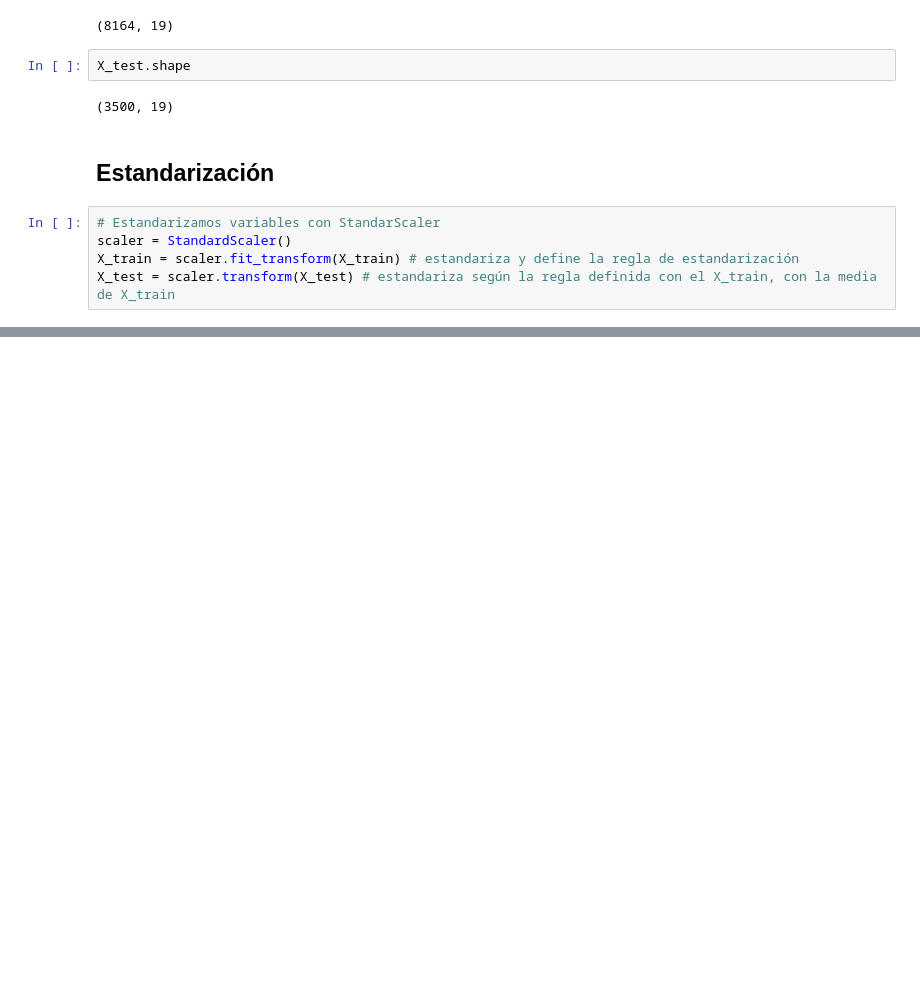
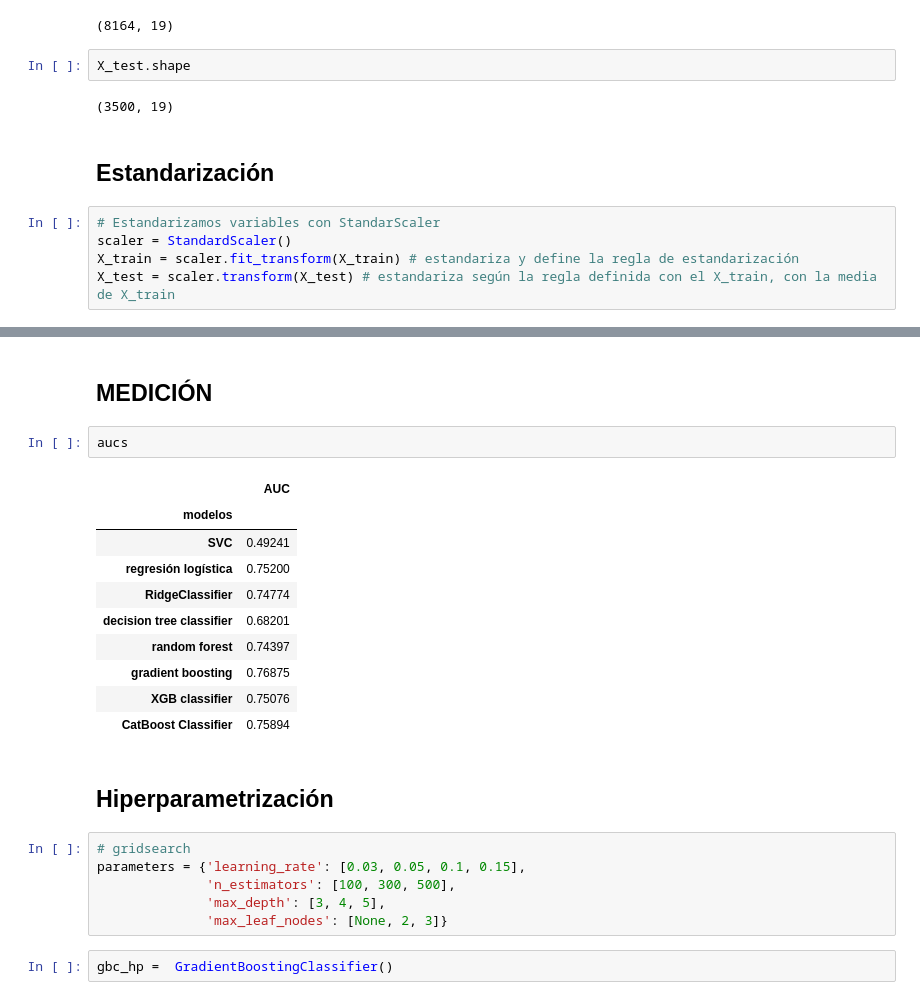
Before and after one commit to Unbiunio/ML_Delivery_Orders, a Jupyter notebook: orders.ipynb, the cells around one changed output, grey strips where cells are left out. Cells and saved outputs as stored; diff of their text form; blank space fills up the shorter version.

```diff
--- a/orders.ipynb
+++ b/orders.ipynb
@@ -725,0 +871,25 @@ X_test = scaler.transform(X_test) # estandariza según la regla definida con el
+# %% [markdown]
+## MEDICIÓN
+# %%
+aucs
+# %% [output]
+|  | AUC |
+| modelos |  |
+| SVC | 0.49241 |
+| regresión logística | 0.75200 |
+| RidgeClassifier | 0.74774 |
+| decision tree classifier | 0.68201 |
+| random forest | 0.74397 |
+| gradient boosting | 0.76875 |
+| XGB classifier | 0.75076 |
+| CatBoost Classifier | 0.75894 |
+# %% [markdown]
+## Hiperparametrización
+# %%
+# gridsearch
+parameters = {'learning_rate': [0.03, 0.05, 0.1, 0.15],
+              'n_estimators': [100, 300, 500],
+              'max_depth': [3, 4, 5],
+              'max_leaf_nodes': [None, 2, 3]}
+# %%
+gbc_hp =  GradientBoostingClassifier()
```
Also changed, not shown: parts of 18 cells of this notebook, 5 other files.
